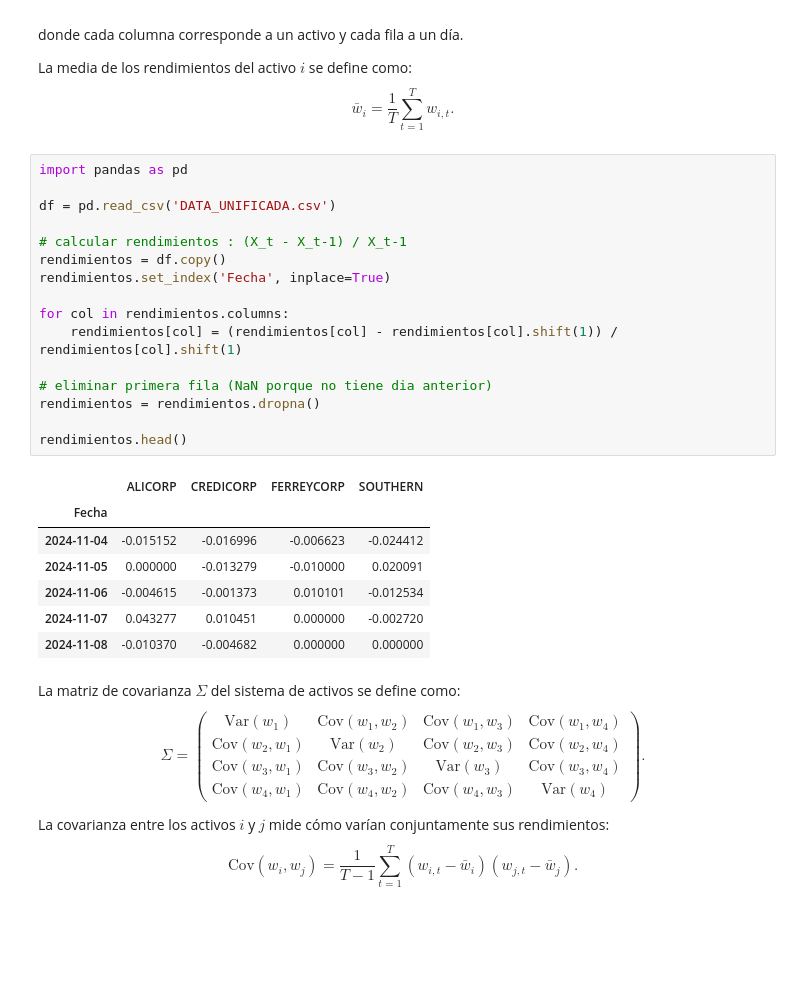
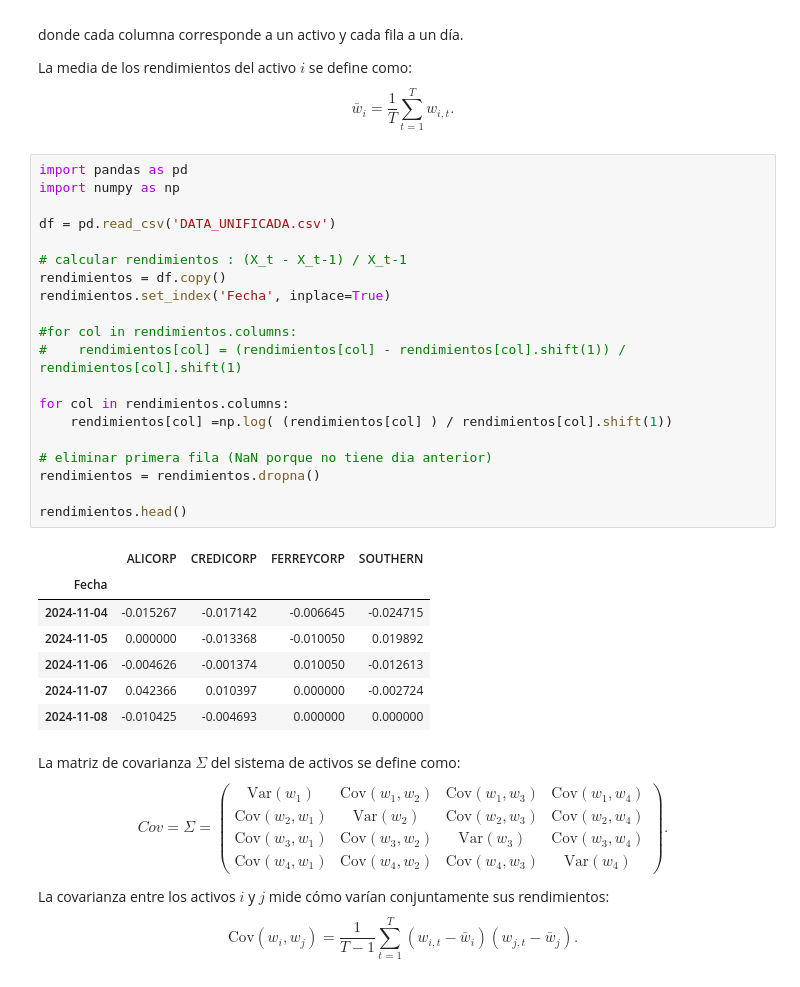
Before and after one commit to CeSaRLoPeZArTeAgA/PROBLEMAS-EN-LA-INDUSTRIA, a Jupyter notebook: DATA_BVL/EDA.ipynb, the cells around one changed output. Saved outputs shown, nothing was run; the diff lists cells and outputs as text; blank space fills up the shorter version.

```diff
--- a/DATA_BVL/EDA.ipynb
+++ b/DATA_BVL/EDA.ipynb
@@ -335,32 +335,36 @@ La media de los rendimientos del activo $i$ se define como:
 \end{equation}
 # %%
 import pandas as pd
+import numpy as np
 
 df = pd.read_csv('DATA_UNIFICADA.csv')
 
 # calcular rendimientos : (X_t - X_t-1) / X_t-1
 rendimientos = df.copy()
 rendimientos.set_index('Fecha', inplace=True)
 
+#for col in rendimientos.columns:
+#    rendimientos[col] = (rendimientos[col] - rendimientos[col].shift(1)) / rendimientos[col].shift(1)
+
 for col in rendimientos.columns:
-    rendimientos[col] = (rendimientos[col] - rendimientos[col].shift(1)) / rendimientos[col].shift(1)
+    rendimientos[col] =np.log( (rendimientos[col] ) / rendimientos[col].shift(1))
 
 # eliminar primera fila (NaN porque no tiene dia anterior)
 rendimientos = rendimientos.dropna()
 
 rendimientos.head()
 # %% [output]
 |  | ALICORP | CREDICORP | FERREYCORP | SOUTHERN |
 | Fecha |  |  |  |  |
-| 2024-11-04 | -0.015152 | -0.016996 | -0.006623 | -0.024412 |
-| 2024-11-05 | 0.000000 | -0.013279 | -0.010000 | 0.020091 |
-| 2024-11-06 | -0.004615 | -0.001373 | 0.010101 | -0.012534 |
-| 2024-11-07 | 0.043277 | 0.010451 | 0.000000 | -0.002720 |
-| 2024-11-08 | -0.010370 | -0.004682 | 0.000000 | 0.000000 |
+| 2024-11-04 | -0.015267 | -0.017142 | -0.006645 | -0.024715 |
+| 2024-11-05 | 0.000000 | -0.013368 | -0.010050 | 0.019892 |
+| 2024-11-06 | -0.004626 | -0.001374 | 0.010050 | -0.012613 |
+| 2024-11-07 | 0.042366 | 0.010397 | 0.000000 | -0.002724 |
+| 2024-11-08 | -0.010425 | -0.004693 | 0.000000 | 0.000000 |
 # %% [markdown]
 La matriz de covarianza $\Sigma$ del sistema de activos se define como:
 \begin{equation}
-\Sigma =
+Cov=\Sigma =
 \begin{pmatrix}
 \text{Var}(w_1) & \text{Cov}(w_1,w_2) & \text{Cov}(w_1,w_3) & \text{Cov}(w_1,w_4) \\
 \text{Cov}(w_2,w_1) & \text{Var}(w_2) & \text{Cov}(w_2,w_3) & \text{Cov}(w_2,w_4) \\
```
Also changed, not shown: parts of 3 cells of this notebook.
